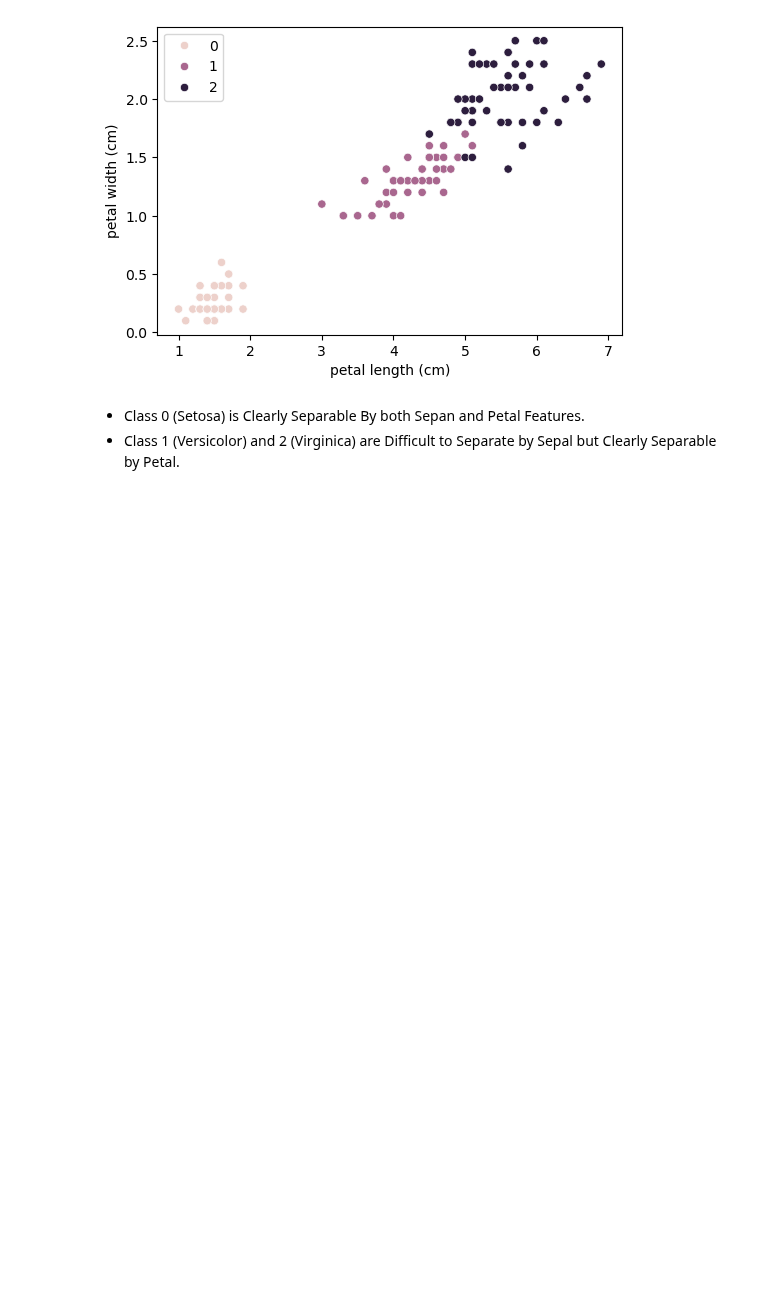
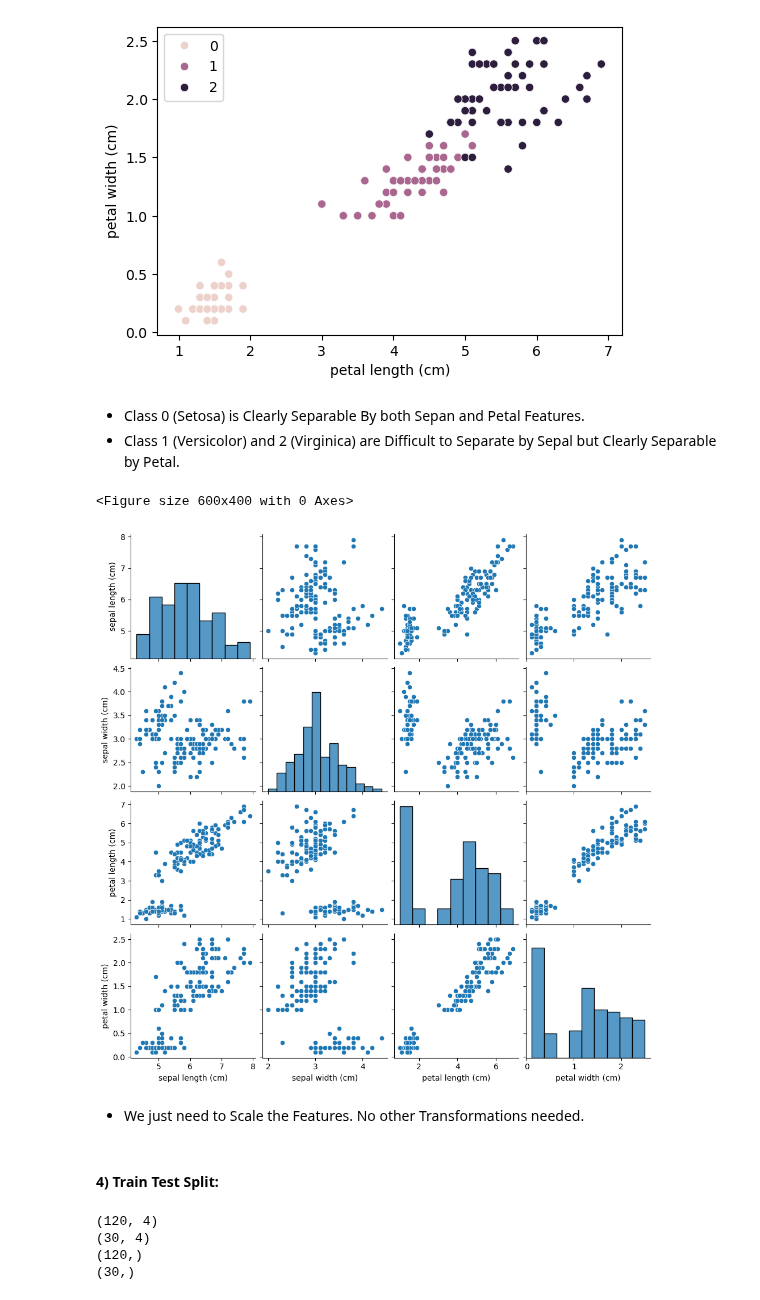
Before and after one commit to Shailya777/Learning-Logs, a Jupyter notebook: Machine_Learning/03_Logisitc_Regression/02_Practice_Project1(Iris Data).ipynb, the cells around one changed output. Cells and saved outputs as stored; diff of their text form; code cells hidden in the pictures; blank space fills up the shorter version.

```diff
--- a/Machine_Learning/03_Logisitc_Regression/02_Practice_Project1(Iris Data).ipynb
+++ b/Machine_Learning/03_Logisitc_Regression/02_Practice_Project1(Iris Data).ipynb
@@ -121,3 +114,12 @@ plt.show()
 # %% [markdown]
 - Class 0 (Setosa) is Clearly Separable By both Sepan and Petal Features.
 - Class 1 (Versicolor) and 2 (Virginica) are Difficult to Separate by Sepal but Clearly Separable by Petal.
+# %%
+plt.figure(figsize= (6,4))
+sns.pairplot(data= X)
+plt.show()
+# %% [output]
+<Figure size 600x400 with 0 Axes>
+[figure, added]
+# %% [markdown]
+- We just need to Scale the Features. No other Transformations needed.
@@ -123,0 +132,2 @@ plt.show()
+# %% [markdown]
+#### 4) Train Test Split:
@@ -123,0 +136,10 @@ plt.show()
+# %%
+print(X_train.shape)
+print(X_test.shape)
+print(y_train.shape)
+print(y_test.shape)
+# %% [output]
+(120, 4)
+(30, 4)
+(120,)
+(30,)
```
Also changed, not shown: parts of 14 cells of this notebook.
